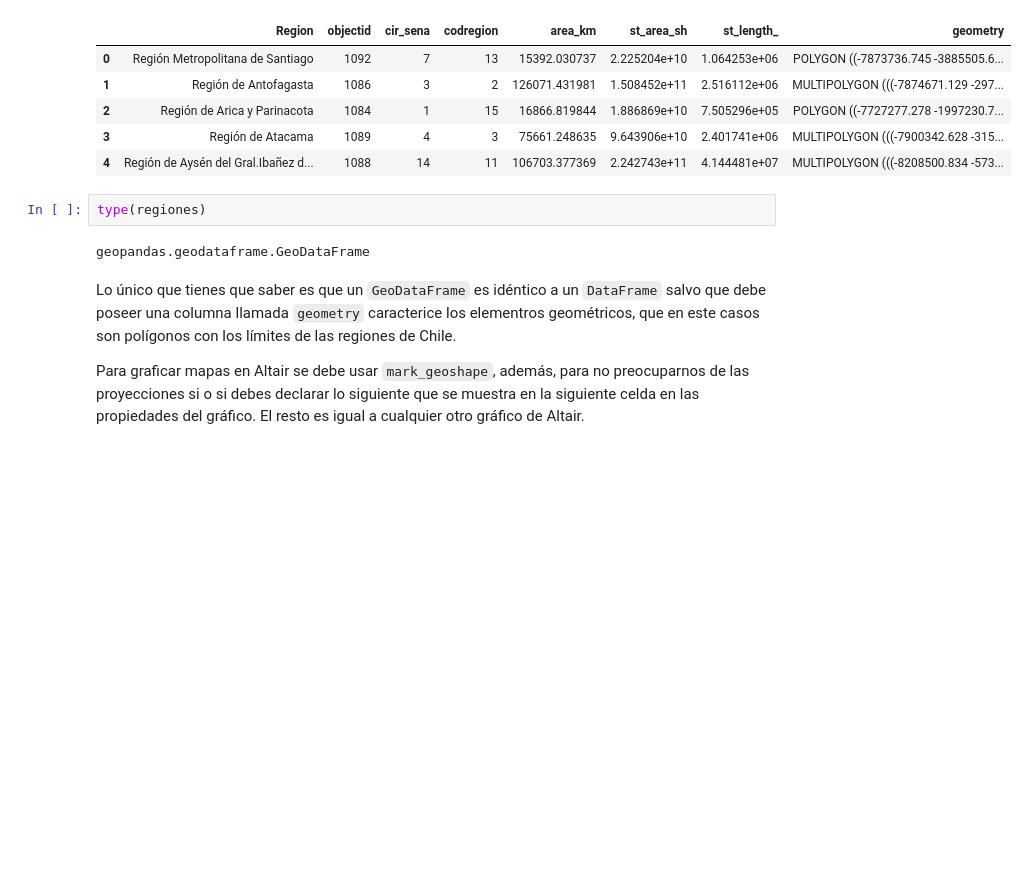
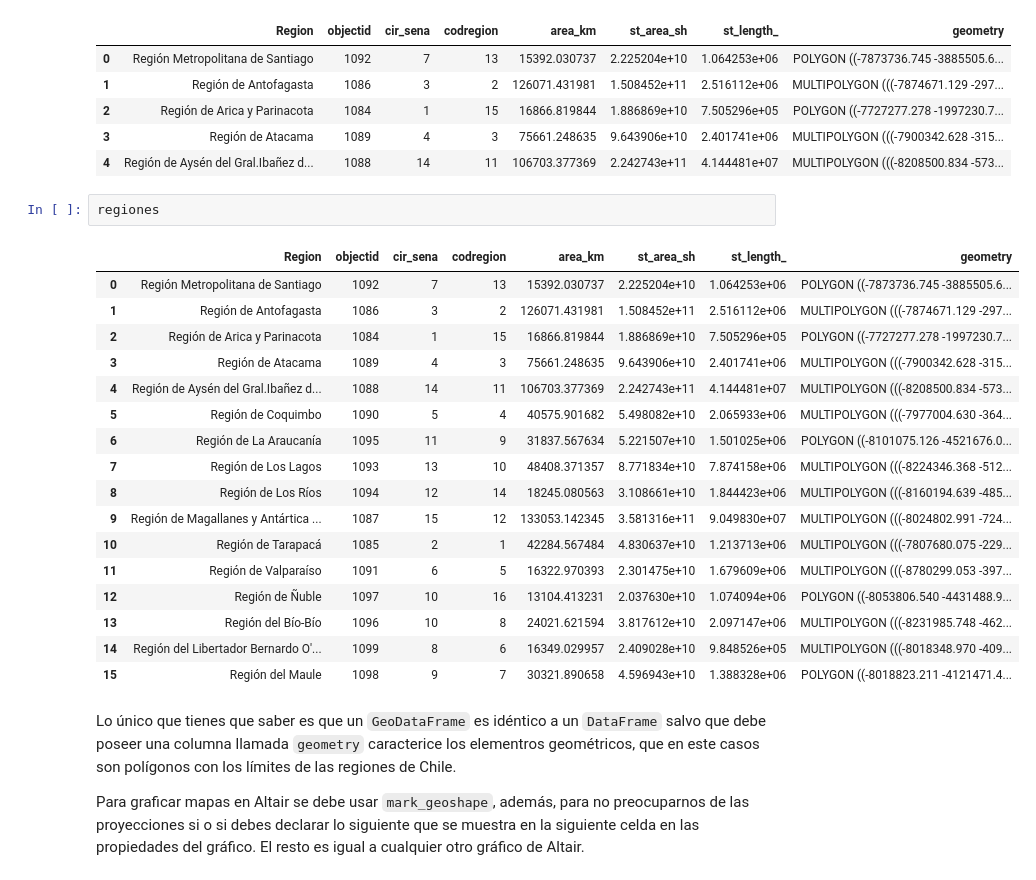
Before and after one commit to Konnits/mat281_portfolio, a Jupyter notebook: homeworks/hwk02.ipynb, the cells around one changed output. Drawn from its saved outputs; the diff is of its cells as text; blank space fills up the shorter version.

```diff
--- a/homeworks/hwk02.ipynb
+++ b/homeworks/hwk02.ipynb
@@ -524,10 +516,26 @@ regiones.head()
 | 2 | Región de Arica y Parinacota | 1084 | 1 | 15 | 16866.819844 | 1.886869e+10 | 7.505296e+05 | POLYGON ((-7727277.278 -1997230.7... |
 | 3 | Región de Atacama | 1089 | 4 | 3 | 75661.248635 | 9.643906e+10 | 2.401741e+06 | MULTIPOLYGON (((-7900342.628 -315... |
 | 4 | Región de Aysén del Gral.Ibañez d... | 1088 | 14 | 11 | 106703.377369 | 2.242743e+11 | 4.144481e+07 | MULTIPOLYGON (((-8208500.834 -573... |
-# %%
-type(regiones)
-# %% [output]
-geopandas.geodataframe.GeoDataFrame
+# %%
+regiones
+# %% [output]
+|  | Region | objectid | cir_sena | codregion | area_km | st_area_sh | st_length_ | geometry |
+| 0 | Región Metropolitana de Santiago | 1092 | 7 | 13 | 15392.030737 | 2.225204e+10 | 1.064253e+06 | POLYGON ((-7873736.745 -3885505.6... |
+| 1 | Región de Antofagasta | 1086 | 3 | 2 | 126071.431981 | 1.508452e+11 | 2.516112e+06 | MULTIPOLYGON (((-7874671.129 -297... |
+| 2 | Región de Arica y Parinacota | 1084 | 1 | 15 | 16866.819844 | 1.886869e+10 | 7.505296e+05 | POLYGON ((-7727277.278 -1997230.7... |
+| 3 | Región de Atacama | 1089 | 4 | 3 | 75661.248635 | 9.643906e+10 | 2.401741e+06 | MULTIPOLYGON (((-7900342.628 -315... |
+| 4 | Región de Aysén del Gral.Ibañez d... | 1088 | 14 | 11 | 106703.377369 | 2.242743e+11 | 4.144481e+07 | MULTIPOLYGON (((-8208500.834 -573... |
+| 5 | Región de Coquimbo | 1090 | 5 | 4 | 40575.901682 | 5.498082e+10 | 2.065933e+06 | MULTIPOLYGON (((-7977004.630 -364... |
+| 6 | Región de La Araucanía | 1095 | 11 | 9 | 31837.567634 | 5.221507e+10 | 1.501025e+06 | POLYGON ((-8101075.126 -4521676.0... |
+| 7 | Región de Los Lagos | 1093 | 13 | 10 | 48408.371357 | 8.771834e+10 | 7.874158e+06 | MULTIPOLYGON (((-8224346.368 -512... |
+| 8 | Región de Los Ríos | 1094 | 12 | 14 | 18245.080563 | 3.108661e+10 | 1.844423e+06 | MULTIPOLYGON (((-8160194.639 -485... |
+| 9 | Región de Magallanes y Antártica ... | 1087 | 15 | 12 | 133053.142345 | 3.581316e+11 | 9.049830e+07 | MULTIPOLYGON (((-8024802.991 -724... |
+| 10 | Región de Tarapacá | 1085 | 2 | 1 | 42284.567484 | 4.830637e+10 | 1.213713e+06 | MULTIPOLYGON (((-7807680.075 -229... |
+| 11 | Región de Valparaíso | 1091 | 6 | 5 | 16322.970393 | 2.301475e+10 | 1.679609e+06 | MULTIPOLYGON (((-8780299.053 -397... |
+| 12 | Región de Ñuble | 1097 | 10 | 16 | 13104.413231 | 2.037630e+10 | 1.074094e+06 | POLYGON ((-8053806.540 -4431488.9... |
+| 13 | Región del Bío-Bío | 1096 | 10 | 8 | 24021.621594 | 3.817612e+10 | 2.097147e+06 | MULTIPOLYGON (((-8231985.748 -462... |
+| 14 | Región del Libertador Bernardo O'... | 1099 | 8 | 6 | 16349.029957 | 2.409028e+10 | 9.848526e+05 | MULTIPOLYGON (((-8018348.970 -409... |
+| 15 | Región del Maule | 1098 | 9 | 7 | 30321.890658 | 4.596943e+10 | 1.388328e+06 | POLYGON ((-8018823.211 -4121471.4... |
 # %% [markdown]
 Lo único que tienes que saber es que un `GeoDataFrame` es idéntico a un `DataFrame` salvo que debe poseer una columna llamada `geometry` caracterice los elementros geométricos, que en este casos son polígonos con los límites de las regiones de Chile.
 
```
Also changed, not shown: parts of 10 cells of this notebook.
